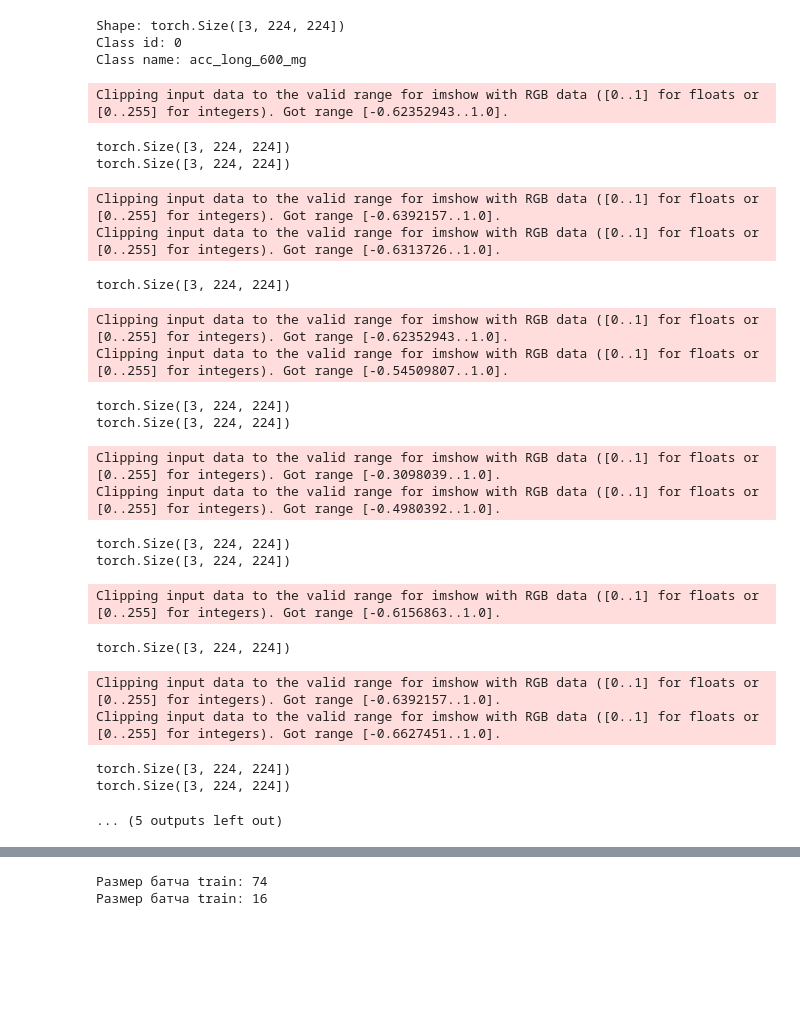
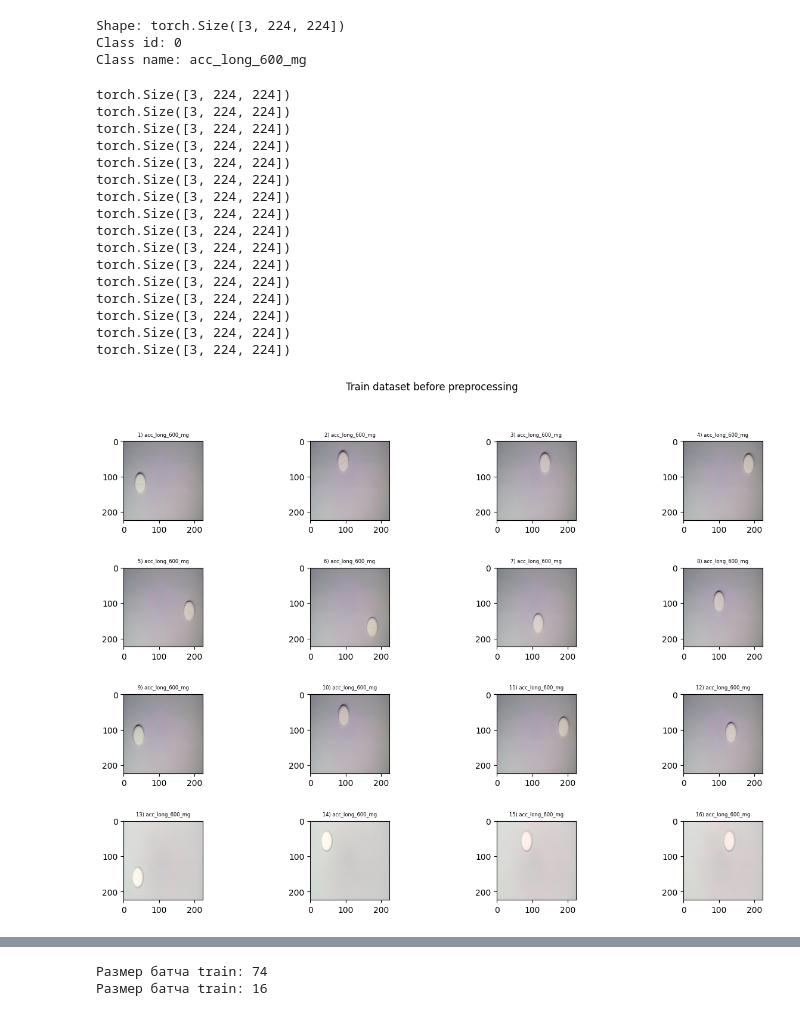
Before and after one commit to ArturBeze/cnn, a Jupyter notebook: cnn.ipynb, the cells around one changed output, grey strips where cells are left out. Drawn from its saved outputs; the diff is of its cells as text; code cells hidden in the pictures; blank space fills up the shorter version.

```diff
--- a/cnn.ipynb
+++ b/cnn.ipynb
@@ -165,40 +165,36 @@ Class name: acc_long_600_mg
 # %%
 fig, axis = plt.subplots(4, 4, figsize=(15,10), gridspec_kw={'wspace': 0.4, 'hspace': 0.6})
 
 for i, ax in enumerate(axis.flat, start=1):
     image, label = train_dataset[i]
 
     print(image.shape)
 
     ax.axis('on')
-    img = image.cpu().permute(1,2,0)
+    img = image.cpu().permute(1,2,0) * 0.5 + 0.5
     ax.imshow(img)
     ax.set_title(f'{i}) {train_dataset.classes[label]}', fontsize=6)
 
 plt.suptitle('Train dataset before preprocessing')
 plt.show()
 # %% [output]
-Clipping input data to the valid range for imshow with RGB data ([0..1] for floats or [0..255] for integers). Got range [-0.62352943..1.0].
+torch.Size([3, 224, 224])
+torch.Size([3, 224, 224])
+torch.Size([3, 224, 224])
+torch.Size([3, 224, 224])
+torch.Size([3, 224, 224])
+torch.Size([3, 224, 224])
+torch.Size([3, 224, 224])
+torch.Size([3, 224, 224])
+torch.Size([3, 224, 224])
+torch.Size([3, 224, 224])
+torch.Size([3, 224, 224])
+torch.Size([3, 224, 224])
+torch.Size([3, 224, 224])
+torch.Size([3, 224, 224])
+torch.Size([3, 224, 224])
+torch.Size([3, 224, 224])
-torch.Size([3, 224, 224])
-torch.Size([3, 224, 224])
-Clipping input data to the valid range for imshow with RGB data ([0..1] for floats or [0..255] for integers). Got range [-0.6392157..1.0].
-Clipping input data to the valid range for imshow with RGB data ([0..1] for floats or [0..255] for integers). Got range [-0.6313726..1.0].
-torch.Size([3, 224, 224])
-Clipping input data to the valid range for imshow with RGB data ([0..1] for floats or [0..255] for integers). Got range [-0.62352943..1.0].
-Clipping input data to the valid range for imshow with RGB data ([0..1] for floats or [0..255] for integers). Got range [-0.54509807..1.0].
-torch.Size([3, 224, 224])
-torch.Size([3, 224, 224])
-Clipping input data to the valid range for imshow with RGB data ([0..1] for floats or [0..255] for integers). Got range [-0.3098039..1.0].
-Clipping input data to the valid range for imshow with RGB data ([0..1] for floats or [0..255] for integers). Got range [-0.4980392..1.0].
-torch.Size([3, 224, 224])
-torch.Size([3, 224, 224])
-Clipping input data to the valid range for imshow with RGB data ([0..1] for floats or [0..255] for integers). Got range [-0.6156863..1.0].
-torch.Size([3, 224, 224])
-Clipping input data to the valid range for imshow with RGB data ([0..1] for floats or [0..255] for integers). Got range [-0.6392157..1.0].
-Clipping input data to the valid range for imshow with RGB data ([0..1] for floats or [0..255] for integers). Got range [-0.6627451..1.0].
-torch.Size([3, 224, 224])
-torch.Size([3, 224, 224])
-... (5 outputs left out)
+[figure, added]
 # %%
 fig, axis = plt.subplots(4, 4, figsize=(15,10), gridspec_kw={'wspace': 0.4, 'hspace': 0.6})
 
```
Also changed, not shown: parts of 3 cells of this notebook.
